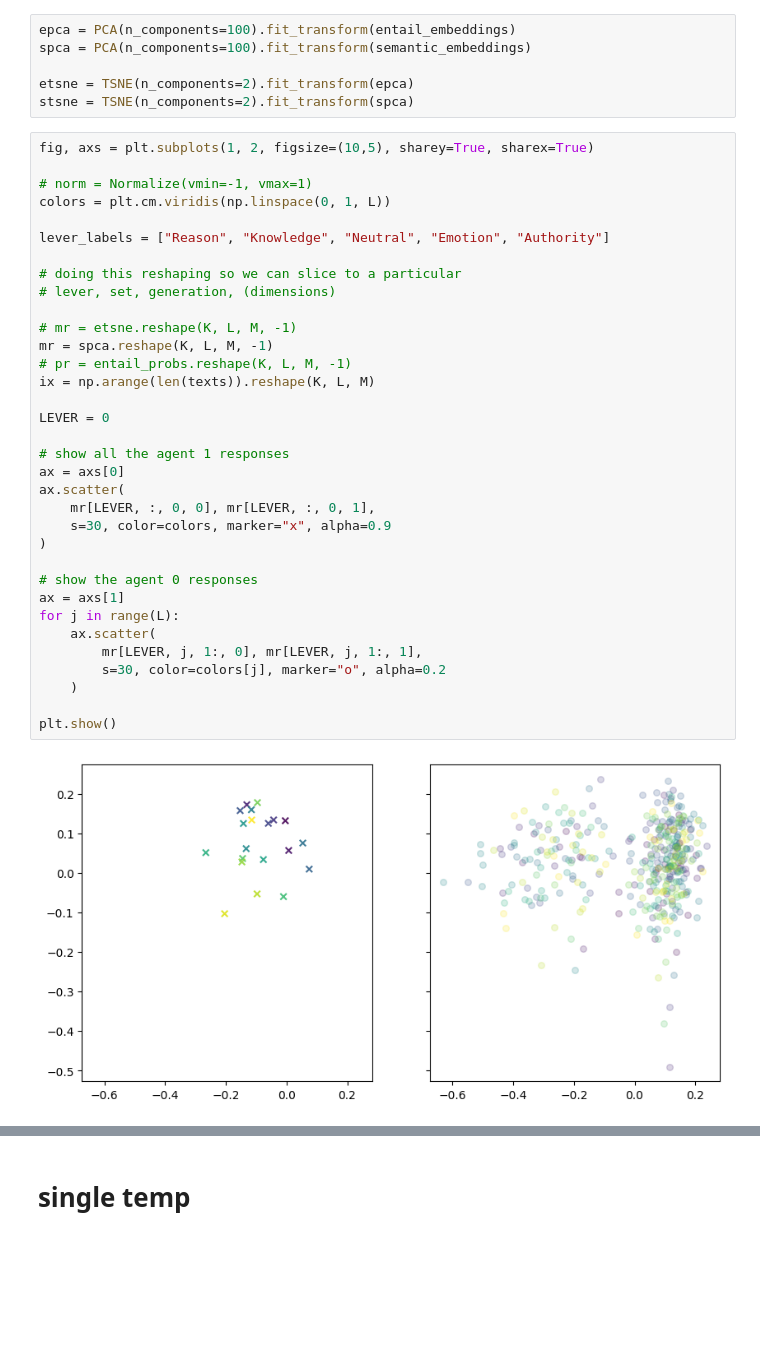
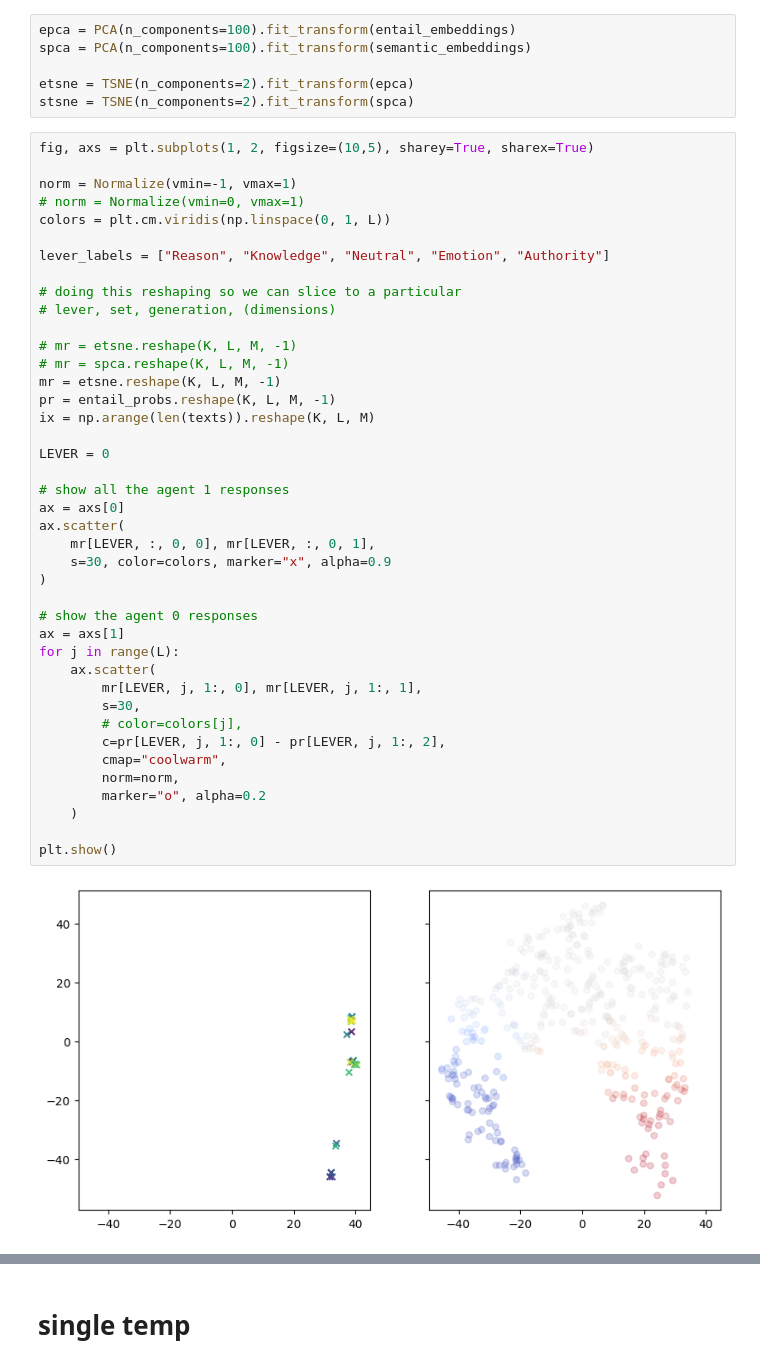
Before and after one commit to stmorse/scope2, a Jupyter notebook: notebooks/spreads.ipynb, the cells around one changed output, grey strips where cells are left out. Drawn from its saved outputs; the diff is of its cells as text; blank space fills up the shorter version.

```diff
--- a/notebooks/spreads.ipynb
+++ b/notebooks/spreads.ipynb
@@ -89,36 +89,43 @@ stsne = TSNE(n_components=2).fit_transform(spca)
 # %%
 fig, axs = plt.subplots(1, 2, figsize=(10,5), sharey=True, sharex=True)
 
-# norm = Normalize(vmin=-1, vmax=1)
+norm = Normalize(vmin=-1, vmax=1)
+# norm = Normalize(vmin=0, vmax=1)
 colors = plt.cm.viridis(np.linspace(0, 1, L))
 
 lever_labels = ["Reason", "Knowledge", "Neutral", "Emotion", "Authority"]
 
 # doing this reshaping so we can slice to a particular
 # lever, set, generation, (dimensions)
 
 # mr = etsne.reshape(K, L, M, -1)
-mr = spca.reshape(K, L, M, -1)
-# pr = entail_probs.reshape(K, L, M, -1)
+# mr = spca.reshape(K, L, M, -1)
+mr = etsne.reshape(K, L, M, -1)
+pr = entail_probs.reshape(K, L, M, -1)
 ix = np.arange(len(texts)).reshape(K, L, M)
 
 LEVER = 0
 
 # show all the agent 1 responses
 ax = axs[0]
 ax.scatter(
     mr[LEVER, :, 0, 0], mr[LEVER, :, 0, 1],
     s=30, color=colors, marker="x", alpha=0.9
 )
 
 # show the agent 0 responses
 ax = axs[1]
 for j in range(L):
     ax.scatter(
         mr[LEVER, j, 1:, 0], mr[LEVER, j, 1:, 1],
-        s=30, color=colors[j], marker="o", alpha=0.2
+        s=30,
+        # color=colors[j],
+        c=pr[LEVER, j, 1:, 0] - pr[LEVER, j, 1:, 2],
+        cmap="coolwarm",
+        norm=norm,
+        marker="o", alpha=0.2
     )
 
 plt.show()
 # %% [output]
-[figure, old version]
+[figure, new version]
```
Also changed, not shown: parts of 2 cells of this notebook, 5 other files.
